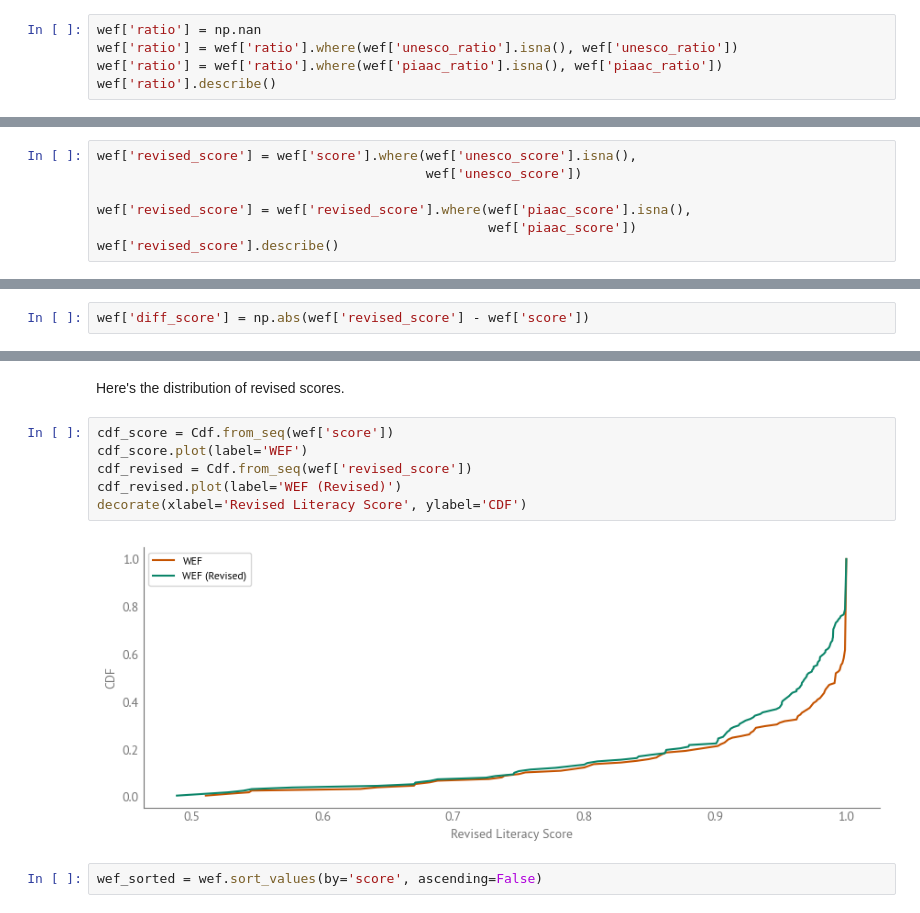
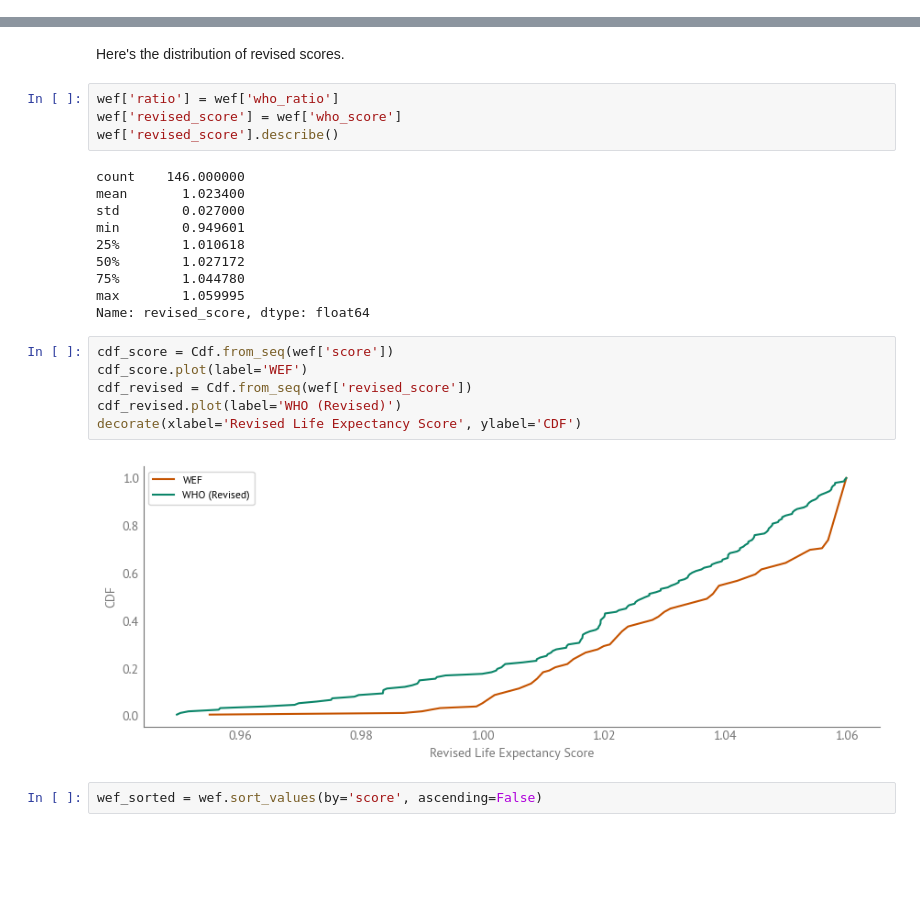
Before and after one commit to AllenDowney/EqualityWEF, a Jupyter notebook: life_expectancy.ipynb, the cells around one changed output, grey strips where cells are left out. Drawn from its saved outputs; the diff is of its cells as text; blank space fills up the shorter version.

```diff
--- a/life_expectancy.ipynb
+++ b/life_expectancy.ipynb
@@ -383,5 +483,0 @@ Now let's bring in the data from UNESCO and PIACC.
-# %%
-wef['ratio'] = np.nan
-wef['ratio'] = wef['ratio'].where(wef['unesco_ratio'].isna(), wef['unesco_ratio'])
-wef['ratio'] = wef['ratio'].where(wef['piaac_ratio'].isna(), wef['piaac_ratio'])
-wef['ratio'].describe()
@@ -398,7 +483,0 @@ Name: ratio, dtype: float64
-# %%
-wef['revised_score'] = wef['score'].where(wef['unesco_score'].isna(),
-                                          wef['unesco_score'])
-
-wef['revised_score'] = wef['revised_score'].where(wef['piaac_score'].isna(),
-                                                  wef['piaac_score'])
-wef['revised_score'].describe()
@@ -421,2 +483,0 @@ decorate()
-# %%
-wef['diff_score'] = np.abs(wef['revised_score'] - wef['score'])
@@ -461,14 +485,28 @@ Name: AUS, dtype: object
 ## Revised Scores
 # %% [markdown]
 Here's the distribution of revised scores.
+# %%
+wef['ratio'] = wef['who_ratio']
+wef['revised_score'] = wef['who_score']
+wef['revised_score'].describe()
+# %% [output]
+count    146.000000
+mean       1.023400
+std        0.027000
+min        0.949601
+25%        1.010618
+50%        1.027172
+75%        1.044780
+max        1.059995
+Name: revised_score, dtype: float64
 # %%
 cdf_score = Cdf.from_seq(wef['score'])
 cdf_score.plot(label='WEF')
 cdf_revised = Cdf.from_seq(wef['revised_score'])
-cdf_revised.plot(label='WEF (Revised)')
-decorate(xlabel='Revised Literacy Score', ylabel='CDF')
+cdf_revised.plot(label='WHO (Revised)')
+decorate(xlabel='Revised Life Expectancy Score', ylabel='CDF')
 # %% [output]
-[figure, old version]
+[figure, new version]
 # %%
 wef_sorted = wef.sort_values(by='score', ascending=False)
 # %%
```
Also changed, not shown: parts of 83 cells of this notebook, 12 other files.
